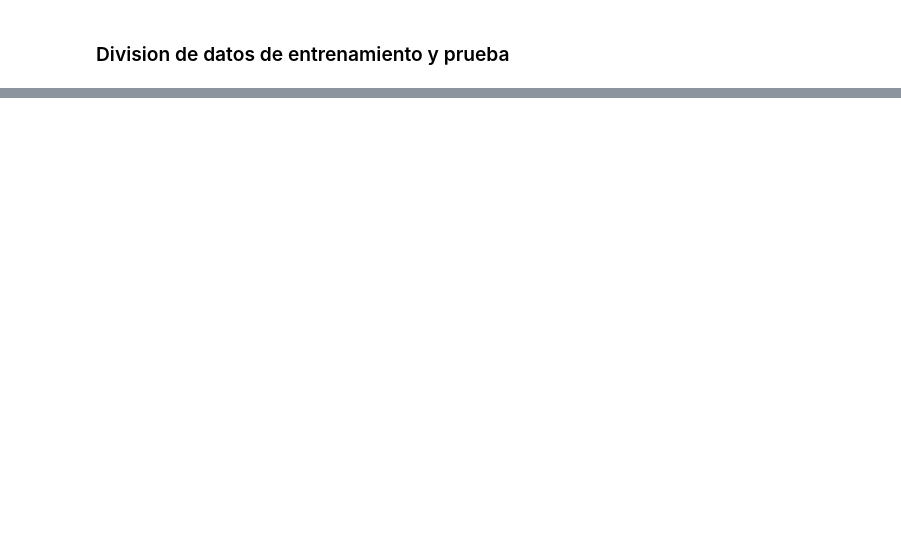
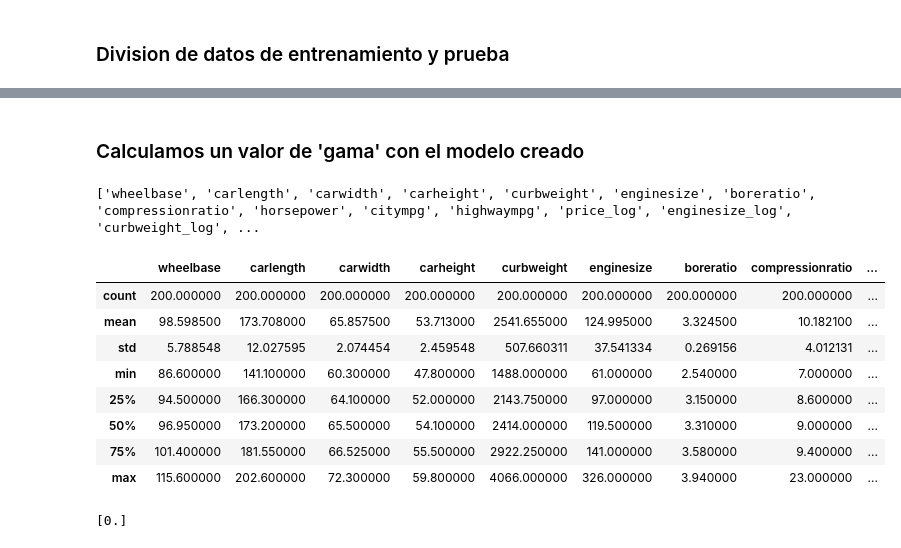
Before and after one commit to Remolino777/Cars--market, a Jupyter notebook: modelo_lr.ipynb, the cells around one changed output, grey strips where cells are left out. Drawn from its saved outputs; the diff is of its cells as text; code cells hidden in the pictures; blank space fills up the shorter version.

Commit message:
gama model finished

```diff
--- a/modelo_lr.ipynb
+++ b/modelo_lr.ipynb
@@ -38,0 +152,25 @@ X_train, X_test, y_train, y_test = train_test_split(X, y, test_size = 0.25, rand
+# %% [markdown]
+### Calculamos un valor de 'gama' con el modelo creado
+# %%
+#Creo la lista con los valores a ingresar al modelo.
+
+
+ml_input = dataset.columns.to_list()
+ml_input.pop() # Elimino la ultima columna ya es el valor que tenemos que encontrar
+print(ml_input)
+# %% [output]
+['wheelbase', 'carlength', 'carwidth', 'carheight', 'curbweight', 'enginesize', 'boreratio', 'compressionratio', 'horsepower', 'citympg', 'highwaympg', 'price_log', 'enginesize_log', 'curbweight_log', ...
+# %%
+pd.set_option('display.max_columns', None)
+# %%
+dataset.describe()
+# %% [output]
+|  | wheelbase | carlength | carwidth | carheight | curbweight | enginesize | boreratio | compressionratio | ... |
+| count | 200.000000 | 200.000000 | 200.000000 | 200.000000 | 200.000000 | 200.000000 | 200.000000 | 200.000000 | ... |
+| mean | 98.598500 | 173.708000 | 65.857500 | 53.713000 | 2541.655000 | 124.995000 | 3.324500 | 10.182100 | ... |
+| std | 5.788548 | 12.027595 | 2.074454 | 2.459548 | 507.660311 | 37.541334 | 0.269156 | 4.012131 | ... |
+| min | 86.600000 | 141.100000 | 60.300000 | 47.800000 | 1488.000000 | 61.000000 | 2.540000 | 7.000000 | ... |
+| 25% | 94.500000 | 166.300000 | 64.100000 | 52.000000 | 2143.750000 | 97.000000 | 3.150000 | 8.600000 | ... |
+| 50% | 96.950000 | 173.200000 | 65.500000 | 54.100000 | 2414.000000 | 119.500000 | 3.310000 | 9.000000 | ... |
+| 75% | 101.400000 | 181.550000 | 66.525000 | 55.500000 | 2922.250000 | 141.000000 | 3.580000 | 9.400000 | ... |
+| max | 115.600000 | 202.600000 | 72.300000 | 59.800000 | 4066.000000 | 326.000000 | 3.940000 | 23.000000 | ... |
@@ -38,0 +262,4 @@ X_train, X_test, y_train, y_test = train_test_split(X, y, test_size = 0.25, rand
+# %%
+print(model.predict(sc.transform([v_gama]))) # predicion del primer dato de testeo
+# %% [output]
+[0.]
```
Also changed, not shown: parts of 18 cells of this notebook, 4 other files.
